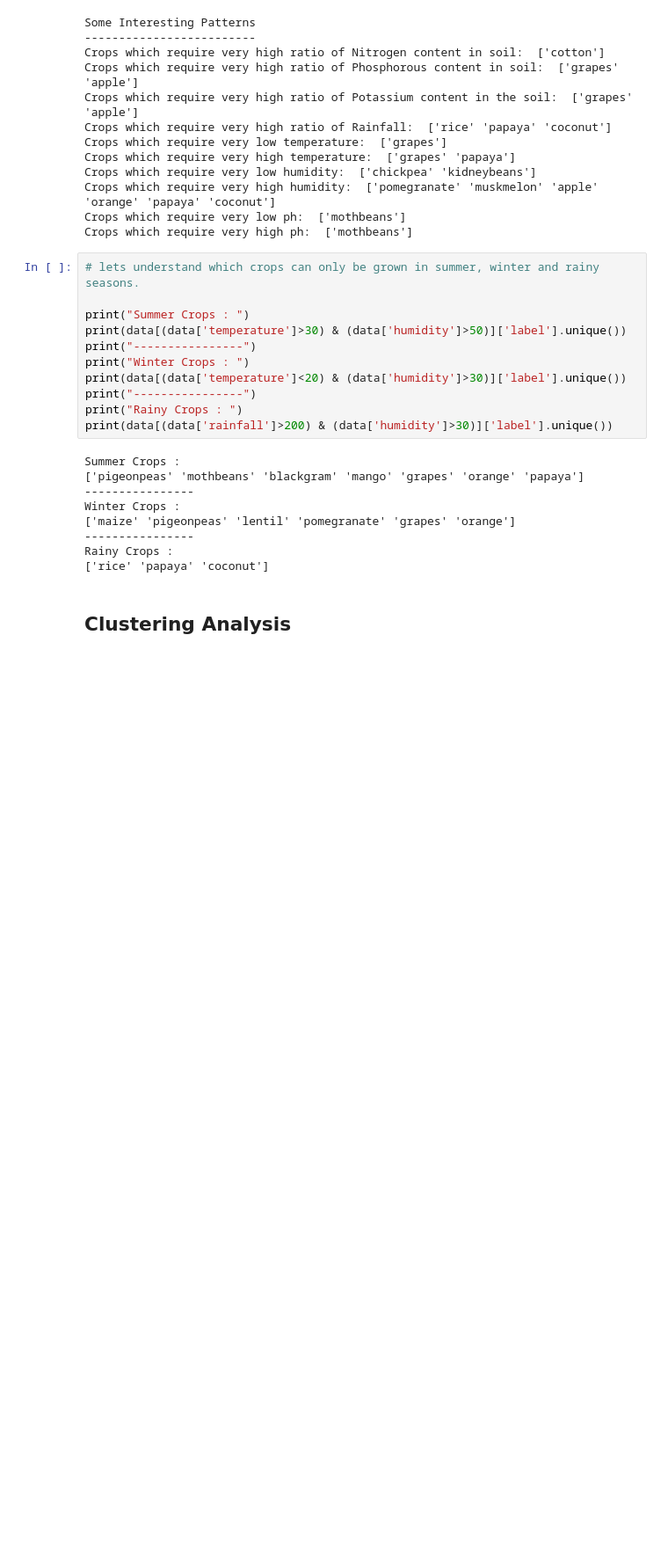
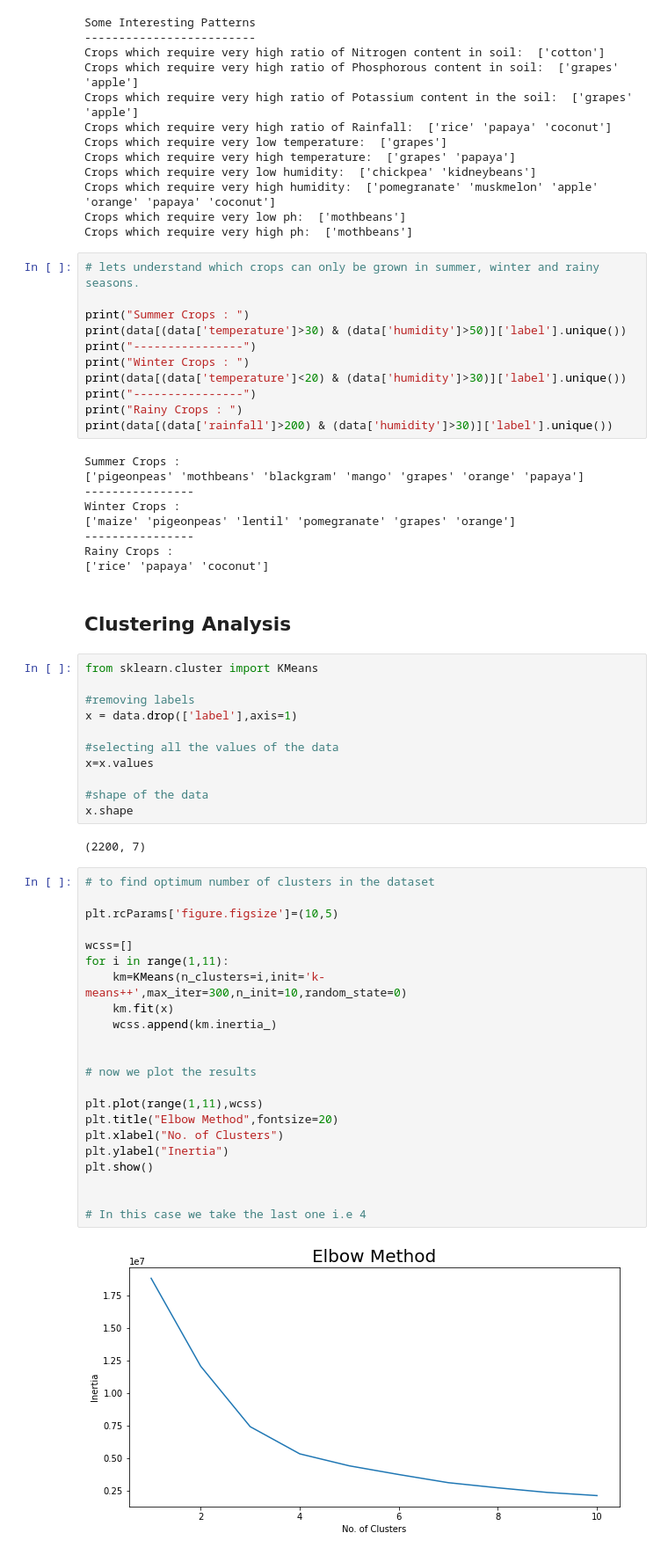
Before and after one commit to UmairKhankhail/Agricultural-Production-Maximizer, a Jupyter notebook: Agricultural Production Optimization Engine/Optimizing Agricultural Production.ipynb, the cells around one changed output. Shown at 88% size. Saved outputs shown, nothing was run; the diff lists cells and outputs as text; blank space fills up the shorter version.

```diff
--- a/Agricultural Production Optimization Engine/Optimizing Agricultural Production.ipynb
+++ b/Agricultural Production Optimization Engine/Optimizing Agricultural Production.ipynb
@@ -276,3 +278,40 @@ Rainy Crops :
 ['rice' 'papaya' 'coconut']
 # %% [markdown]
 ## Clustering Analysis
+# %%
+from sklearn.cluster import KMeans
+
+#removing labels
+x = data.drop(['label'],axis=1)
+
+#selecting all the values of the data
+x=x.values
+
+#shape of the data
+x.shape
+# %% [output]
+(2200, 7)
+# %%
+# to find optimum number of clusters in the dataset
+
+plt.rcParams['figure.figsize']=(10,5)
+
+wcss=[]
+for i in range(1,11):
+    km=KMeans(n_clusters=i,init='k-means++',max_iter=300,n_init=10,random_state=0)
+    km.fit(x)
+    wcss.append(km.inertia_)
+
+
+# now we plot the results
+
+plt.plot(range(1,11),wcss)
+plt.title("Elbow Method",fontsize=20)
+plt.xlabel("No. of Clusters")
+plt.ylabel("Inertia")
+plt.show()
+
+
+# In this case we take the last one i.e 4
+# %% [output]
+[figure, added]
```
Also changed, not shown: parts of 10 cells of this notebook, 1 other file.
